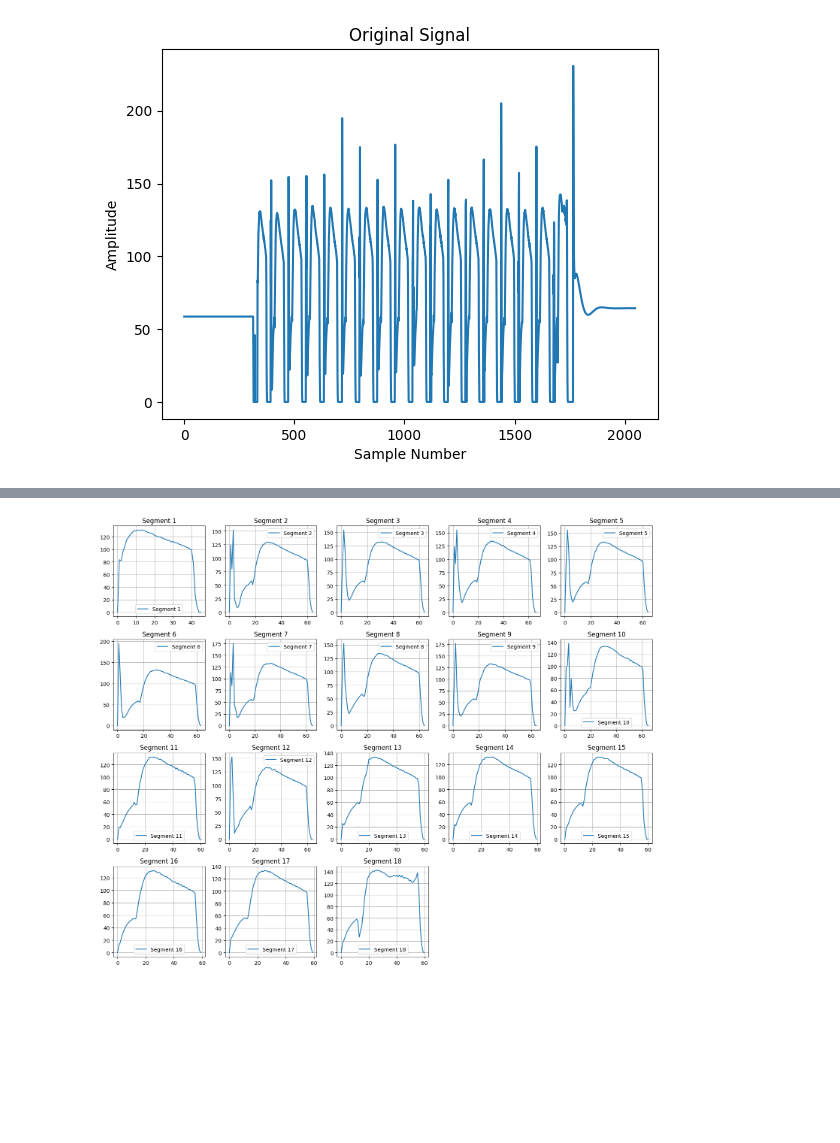
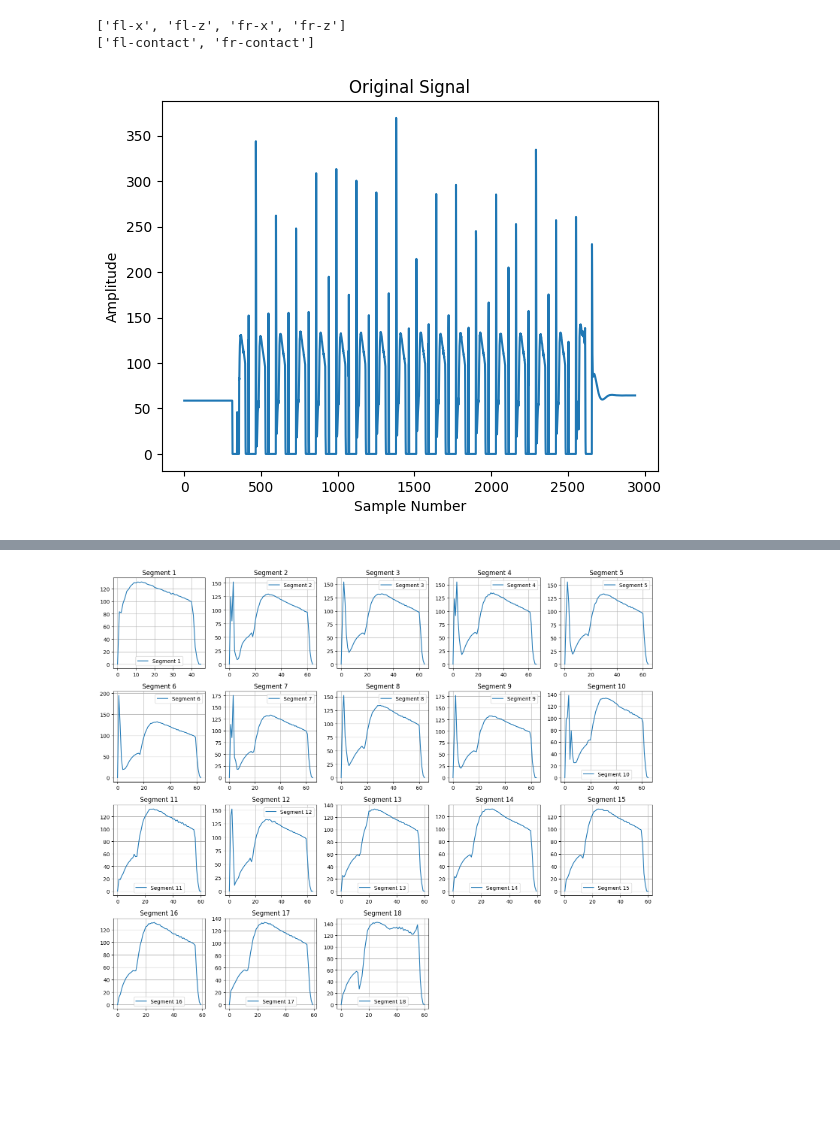
Before and after one commit to brolinA/terrain_property_prediction, a Jupyter notebook: src/terrain_classification/terrain_classification/scripts/dwt_test.ipynb, the cells around one changed output, grey strips where cells are left out. Saved outputs shown, nothing was run; the diff lists cells and outputs as text; code cells hidden in the pictures; blank space fills up the shorter version.

```diff
--- a/src/terrain_classification/scripts/dwt_test.ipynb
+++ b/src/terrain_classification/terrain_classification/scripts/dwt_test.ipynb
@@ -44,12 +44,24 @@ fl_z = np.round(fl_z, 2)
 #getting values only during contact
 idx = np.where(data[test_contact] == 1)[0]
 fl_z_contact = fl_z[idx]
+# %%
+leg = ['fl', 'fr']
+component = ['x', 'z']
+# name = f'{leg}-{component}'
+names = [f'{leg}-{comp}' for leg in leg for comp in component]
+contact_names = [f'{leg}-contact' for leg in leg]
+# contact_name = f'{leg}-contact'
+print(names)
+print(contact_names)
+# %% [output]
+['fl-x', 'fl-z', 'fr-x', 'fr-z']
+['fl-contact', 'fr-contact']
 # %%
 # data.dtypes
-plt.plot(fl_z_contact)
+plt.plot(fl_z)
 plt.title('Original Signal')
 plt.xlabel('Sample Number')
 plt.ylabel('Amplitude')
 plt.show()
 # %% [output]
-[figure, old version]
+[figure, new version]
```
Also changed, not shown: parts of 1 cell of this notebook, 13 other files.
